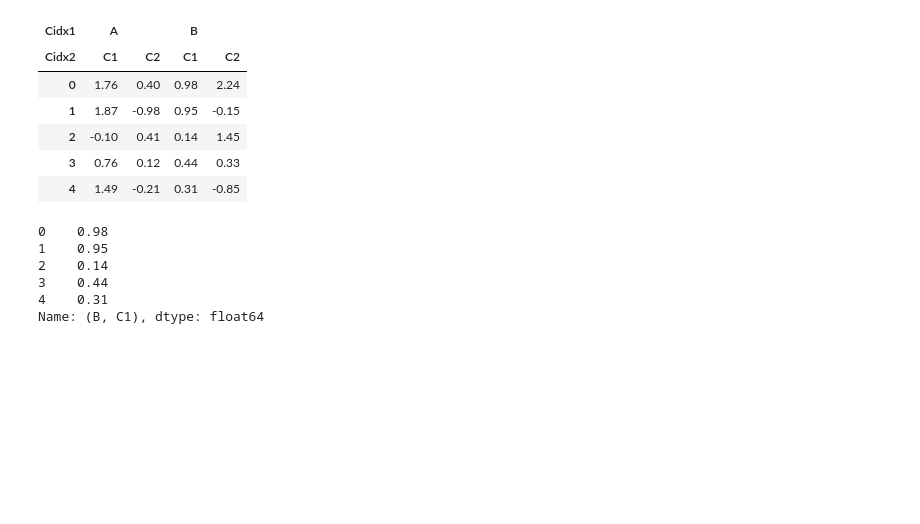
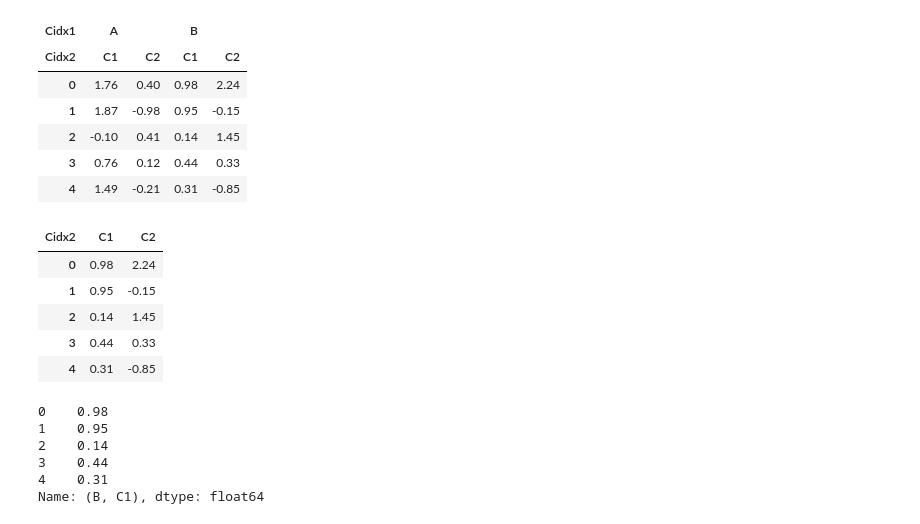
Before and after one commit to imguru-mooc/deep_learning_nlp, a Jupyter notebook: pandas/04.05 데이터프레임 인덱스 조작.ipynb, the cells around one changed output. Cells and saved outputs as stored; diff of their text form; code cells hidden in the pictures; blank space fills up the shorter version.

```diff
--- a/pandas/04.05 데이터프레임 인덱스 조작.ipynb
+++ b/pandas/04.05 데이터프레임 인덱스 조작.ipynb
@@ -235,6 +251,15 @@ df3
 | 2 | -0.10 | 0.41 | 0.14 | 1.45 |
 | 3 | 0.76 | 0.12 | 0.44 | 0.33 |
 | 4 | 1.49 | -0.21 | 0.31 | -0.85 |
+# %%
+df3["B"]
+# %% [output]
+| Cidx2 | C1 | C2 |
+| 0 | 0.98 | 2.24 |
+| 1 | 0.95 | -0.15 |
+| 2 | 0.14 | 1.45 |
+| 3 | 0.44 | 0.33 |
+| 4 | 0.31 | -0.85 |
 # %%
 df3[("B", "C1")]
 # %% [output]
```
Also changed, not shown: parts of 10 cells of this notebook, 4 other files.
